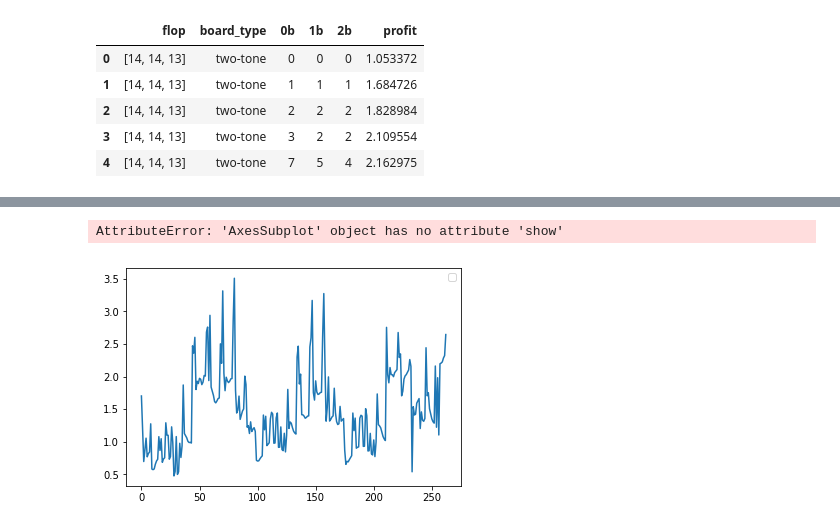
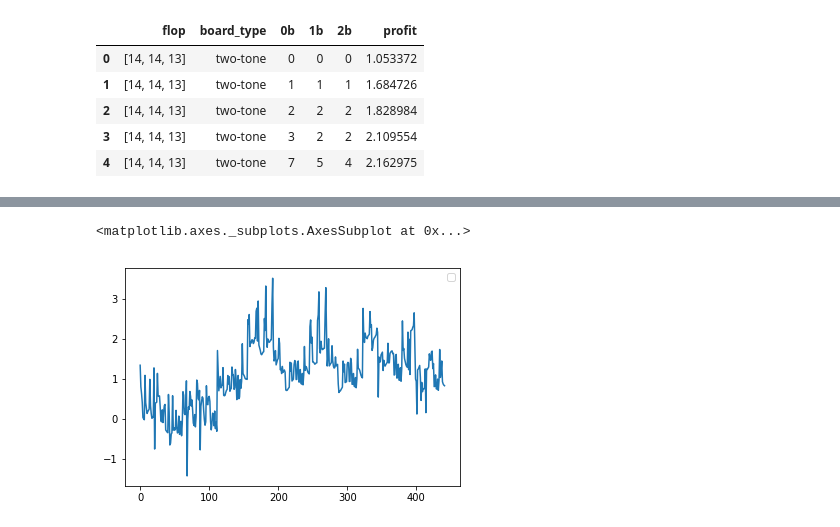
Before and after one commit to Peter-32/perfect_flop_poker, a Jupyter notebook: notebooks/2.Explore_Results.ipynb, the cells around one changed output, grey strips where cells are left out. Saved outputs shown, nothing was run; the diff lists cells and outputs as text; code cells hidden in the pictures.

```diff
--- a/notebooks/2.Explore_Results.ipynb
+++ b/notebooks/2.Explore_Results.ipynb
@@ -15,8 +3,11 @@ import pandas as pd
 from pandasql import sqldf
 # %%
 dfs = []
-for i in range(263):
-    dfs.append(pd.read_csv("../reports/results/range_name_{}.csv".format(str(i).zfill(3))).drop(["Unnamed: 0"], axis=1))
+for i in range(442):
+    try:
+        dfs.append(pd.read_csv("../reports/results/range_name_{}.csv".format(str(i).zfill(3))).drop(["Unnamed: 0"], axis=1))
+    except:
+        dfs.append(pd.read_csv("../reports/results/CO_RFI_vs_BN_call_{}.csv".format(str(i).zfill(3))).drop(["Unnamed: 0"], axis=1))
 df = pd.concat(dfs, axis=0)
 # %%
 df.head()
@@ -59,5 +50,5 @@ sqldf("select _0b, _1b, _2b, count(*), max(_flop), min(_flop) from df2 group by
 # %%
-df2[["_profit"]].plot().show()
+df2[["_profit"]].plot()
 # %% [output]
-AttributeError: 'AxesSubplot' object has no attribute 'show'
+<matplotlib.axes._subplots.AxesSubplot at 0x...>
-[figure, old version]
+[figure, new version]
```
Also changed, not shown: parts of 7 cells of this notebook, 1 other file.
